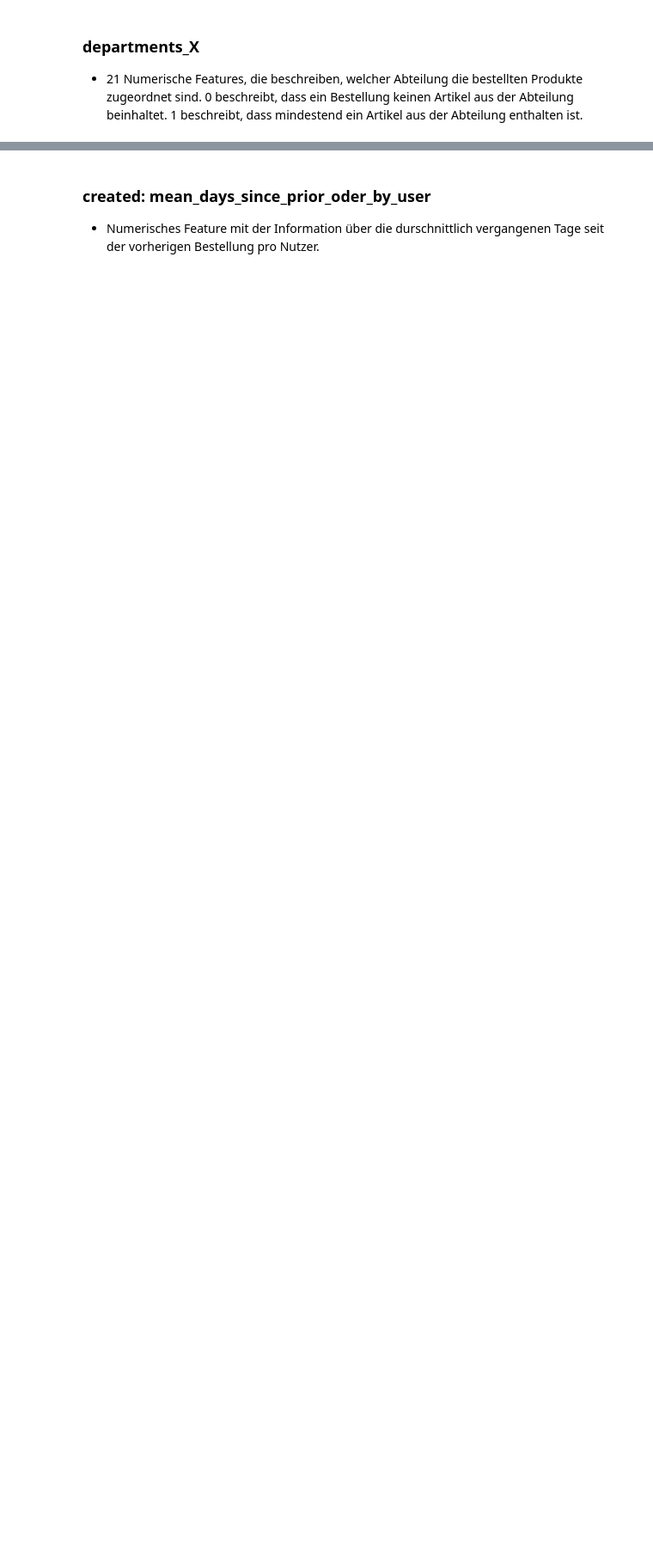
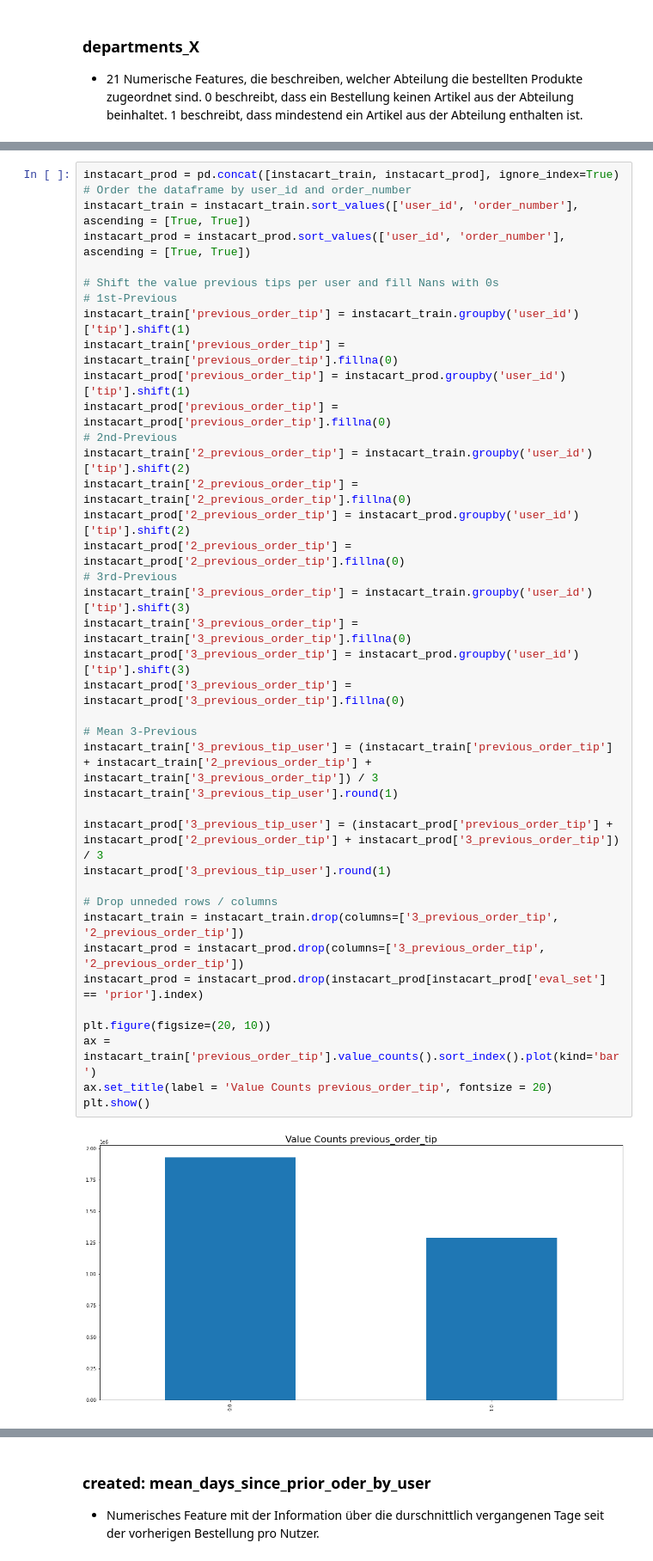
Before and after one commit to JonasHauth/Instacart-Tip-Prediction---Gruppe-6, a Jupyter notebook: Tip_Prediction_Instacart.ipynb, the cells around one changed output, grey strips where cells are left out. Shown at 86% size. Cells and saved outputs as stored; diff of their text form; blank space fills up the shorter version.

```diff
--- a/Tip_Prediction_Instacart.ipynb
+++ b/Tip_Prediction_Instacart.ipynb
@@ -323,0 +414,41 @@ plt.show()
+# %%
+instacart_prod = pd.concat([instacart_train, instacart_prod], ignore_index=True)
+# Order the dataframe by user_id and order_number
+instacart_train = instacart_train.sort_values(['user_id', 'order_number'], ascending = [True, True])
+instacart_prod = instacart_prod.sort_values(['user_id', 'order_number'], ascending = [True, True])
+
+# Shift the value previous tips per user and fill Nans with 0s
+# 1st-Previous
+instacart_train['previous_order_tip'] = instacart_train.groupby('user_id')['tip'].shift(1)
+instacart_train['previous_order_tip'] = instacart_train['previous_order_tip'].fillna(0)
+instacart_prod['previous_order_tip'] = instacart_prod.groupby('user_id')['tip'].shift(1)
+instacart_prod['previous_order_tip'] = instacart_prod['previous_order_tip'].fillna(0)
+# 2nd-Previous
+instacart_train['2_previous_order_tip'] = instacart_train.groupby('user_id')['tip'].shift(2)
+instacart_train['2_previous_order_tip'] = instacart_train['2_previous_order_tip'].fillna(0)
+instacart_prod['2_previous_order_tip'] = instacart_prod.groupby('user_id')['tip'].shift(2)
+instacart_prod['2_previous_order_tip'] = instacart_prod['2_previous_order_tip'].fillna(0)
+# 3rd-Previous
+instacart_train['3_previous_order_tip'] = instacart_train.groupby('user_id')['tip'].shift(3)
+instacart_train['3_previous_order_tip'] = instacart_train['3_previous_order_tip'].fillna(0)
+instacart_prod['3_previous_order_tip'] = instacart_prod.groupby('user_id')['tip'].shift(3)
+instacart_prod['3_previous_order_tip'] = instacart_prod['3_previous_order_tip'].fillna(0)
+
+# Mean 3-Previous
+instacart_train['3_previous_tip_user'] = (instacart_train['previous_order_tip'] + instacart_train['2_previous_order_tip'] + instacart_train['3_previous_order_tip']) / 3
+instacart_train['3_previous_tip_user'].round(1)
+
+instacart_prod['3_previous_tip_user'] = (instacart_prod['previous_order_tip'] + instacart_prod['2_previous_order_tip'] + instacart_prod['3_previous_order_tip']) / 3
+instacart_prod['3_previous_tip_user'].round(1)
+
+# Drop unneded rows / columns
+instacart_train = instacart_train.drop(columns=['3_previous_order_tip', '2_previous_order_tip'])
+instacart_prod = instacart_prod.drop(columns=['3_previous_order_tip', '2_previous_order_tip'])
+instacart_prod = instacart_prod.drop(instacart_prod[instacart_prod['eval_set'] == 'prior'].index)
+
+plt.figure(figsize=(20, 10))
+ax = instacart_train['previous_order_tip'].value_counts().sort_index().plot(kind='bar')
+ax.set_title(label = 'Value Counts previous_order_tip', fontsize = 20)
+plt.show()
+# %% [output]
+[figure, added]
```
Also changed, not shown: parts of 30 cells of this notebook.
